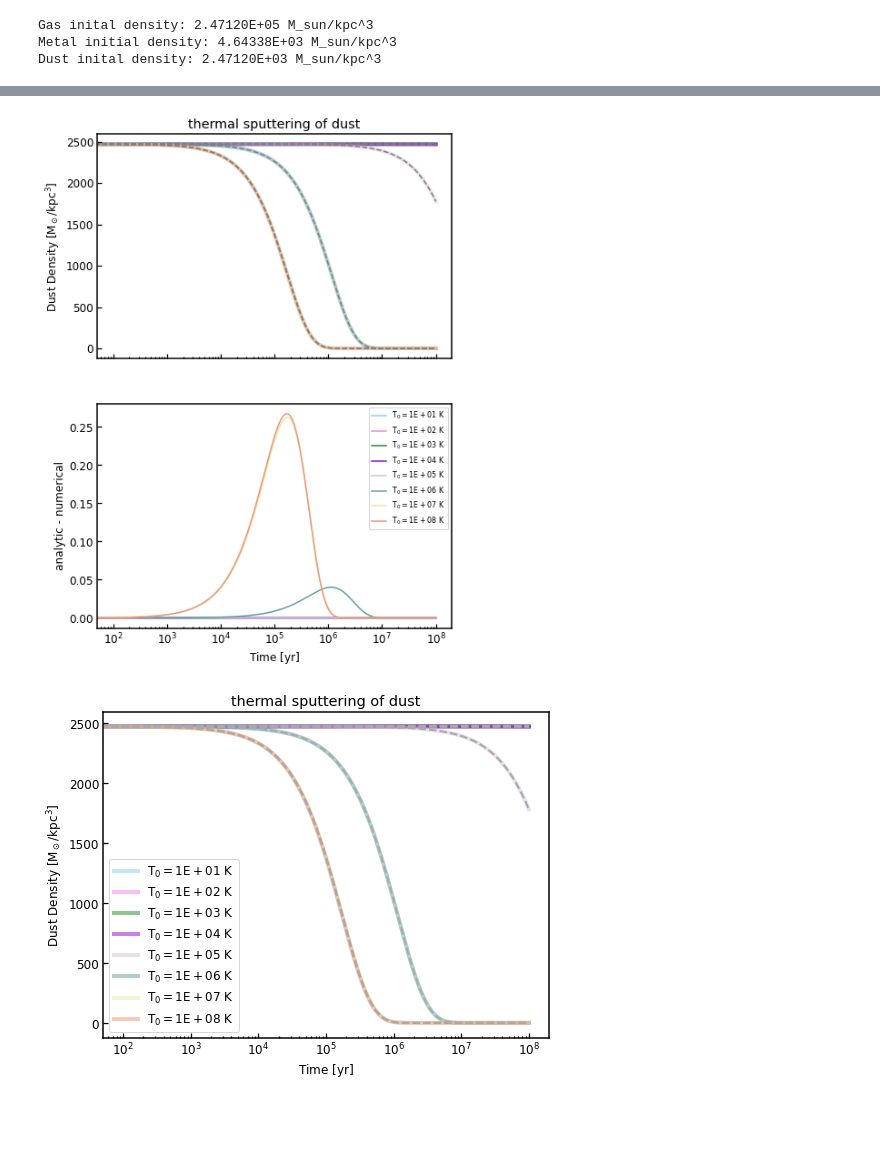
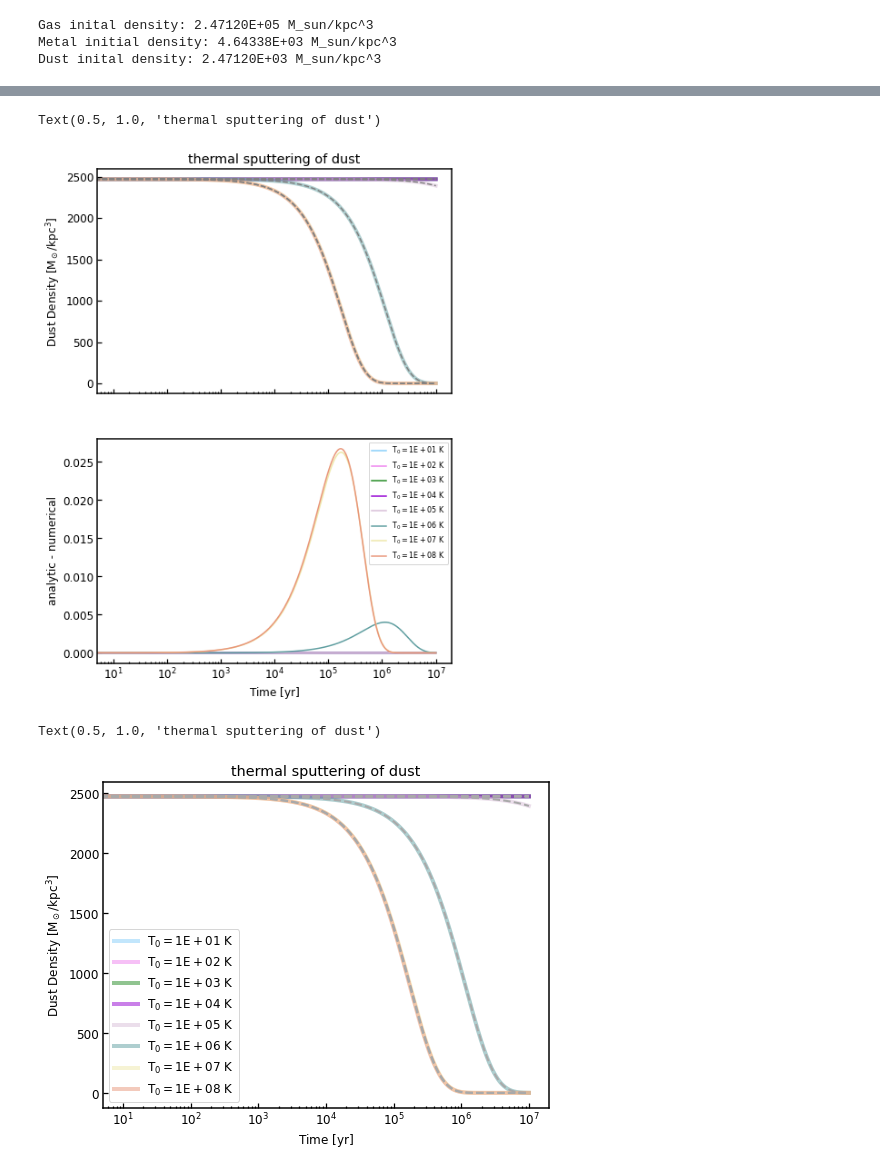
Before and after one commit to helenarichie/my_scripts, a Jupyter notebook: cholla/dust_model/numerical_solution_sputtering.ipynb, the cells around one changed output, grey strips where cells are left out. Saved outputs shown, nothing was run; the diff lists cells and outputs as text; code cells hidden in the pictures; blank space fills up the shorter version.

```diff
--- a/cholla/dust_model/numerical_solution_sputtering.ipynb
+++ b/cholla/dust_model/numerical_solution_sputtering.ipynb
@@ -77,7 +140,0 @@ def d_dust_sputtering(d_i, T):
-# %%
-# time step
-h = 1e2
-t_arr = np.arange(0, 1e8, h)
-d_dust = np.zeros(len(t_arr))
-# initial value
-d_dust[0] = d0_dust
@@ -83,0 +189,9 @@ d_dust[0] = d0_dust
+# %%
+T_arr = [10, 100, 1000, 1e4, 1e5, 1e6, 1e7, 1e8]
+T_colors = ["lightskyblue", "violet", "forestgreen", "darkviolet", "thistle", "cadetblue",
+            "palegoldenrod", "darksalmon", "indigo"]
+
+h = 10
+n = 1e-2
+
+dd = evolve_solutions(h, n, T_arr, T_colors)
@@ -84,46 +216,31 @@ d_dust[0] = d0_dust
 # %%
-def thermal_sputtering(t, T, d0_dust):
-    a1 = 3; # dust grain size
-    d0 = 1; # gas density
-    T_0 = 2e6;
-    omega = 2.5;
-    A = 1.7e5; # units: kyr
-
-    tau_sp = A * (a1/d0) * ((T_0/T) ** omega + 1);
-
-    return d0_dust * np.exp(-3*t/tau_sp)
-
+# time step
+t_arr = np.arange(0, 1e7, h)
 
 fig, ax = plt.subplots(nrows=2, ncols=1, sharex=True, figsize=(7,10))
 for j, T in enumerate(T0_cells):
-    for i, t_i in enumerate(t_arr):
-        if (i + 1) < len(t_arr):
-            # forward euler
-            d_dust[i + 1] = d_dust[i] + h * d_dust_sputtering(d_dust[i], T)
-    ax[0].semilogx(t_arr, d_dust, linestyle="--", color="grey")
+    ax[0].semilogx(t_arr, dd[j], linestyle="--", color="grey")
     ax[0].semilogx(t_arr, thermal_sputtering(t_arr, T, d0_dust), color=T_colors[j], linewidth=4, alpha=0.5, zorder=0)
-    ax[1].semilogx(t_arr, thermal_sputtering(t_arr, T, d0_dust) - d_dust, color=T_colors[j], label=f"$T_0={T:.0E}~K$")
+    ax[1].semilogx(t_arr, thermal_sputtering(t_arr, T, d0_dust) - dd[j], color=T_colors[j], label=f"$T_0={T:.0E}~K$")
     ax[1].set_xlabel("Time$~[yr]$")
     ax[0].set_ylabel(r"Dust Density$~[M_\odot/kpc^3]$")
     ax[1].set_ylabel("analytic - numerical")
     ax[1].legend(fontsize=8)
 ax[0].set_title("thermal sputtering of dust")
-plt.savefig("/Users/helenarichie/GitHub/helenarichie.github.io/assets/img/posts/sputtering_numerical.png", facecolor="white")
+# plt.savefig("/Users/helenarichie/GitHub/helenarichie.github.io/assets/img/posts/sputtering_numerical.png", facecolor="white")
 # %% [output]
+Text(0.5, 1.0, 'thermal sputtering of dust')
-[figure, old version]
+[figure, new version]
 # %%
 fig, ax = plt.subplots(nrows=1, ncols=1, sharex=True, figsize=(8,6))
 for j, T in enumerate(T0_cells):
-    for i, t_i in enumerate(t_arr):
-        if (i + 1) < len(t_arr):
-            # forward euler
-            d_dust[i + 1] = d_dust[i] + h * d_dust_sputtering(d_dust[i], T)
-    ax.semilogx(t_arr, d_dust, linestyle="--", linewidth=2, color="darkgrey")
+    ax.semilogx(t_arr, dd[j], linestyle="--", linewidth=2, color="darkgrey")
     ax.semilogx(t_arr, thermal_sputtering(t_arr, T, d0_dust), color=T_colors[j], linewidth=4, alpha=0.5, zorder=0, label=f"$T_0={T:.0E}~K$")
     ax.set_xlabel("Time$~[yr]$")
     ax.set_ylabel(r"Dust Density$~[M_\odot/kpc^3]$")
     ax.legend()
 ax.set_title("thermal sputtering of dust")
-plt.savefig("/Users/helenarichie/GitHub/helenarichie.github.io/assets/img/posts/sputtering_numerical.png", facecolor="white")
+# plt.savefig("/Users/helenarichie/GitHub/helenarichie.github.io/assets/img/posts/sputtering_numerical.png", facecolor="white")
 # %% [output]
+Text(0.5, 1.0, 'thermal sputtering of dust')
-[figure, old version]
+[figure, new version]
```
Also changed, not shown: parts of 4 cells of this notebook, 1 other file.
